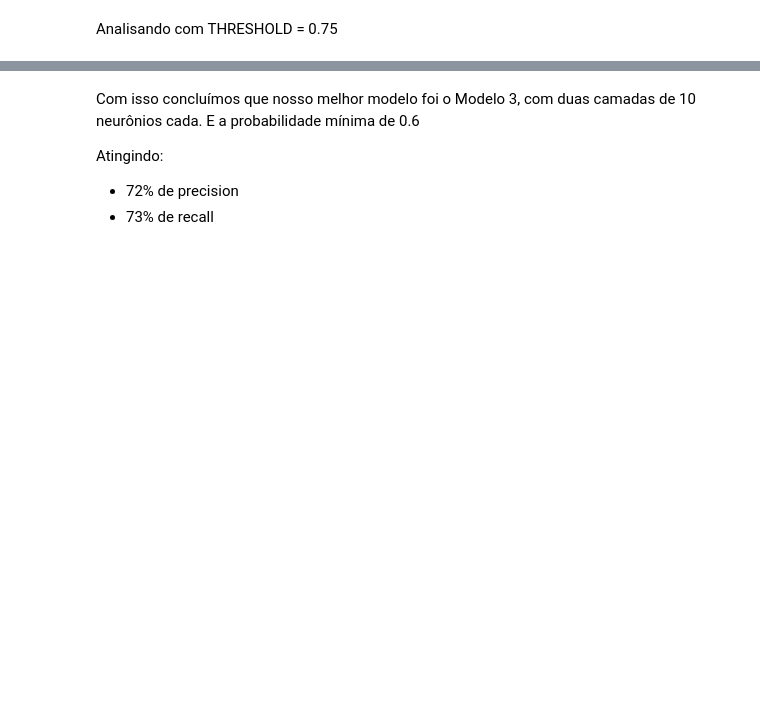
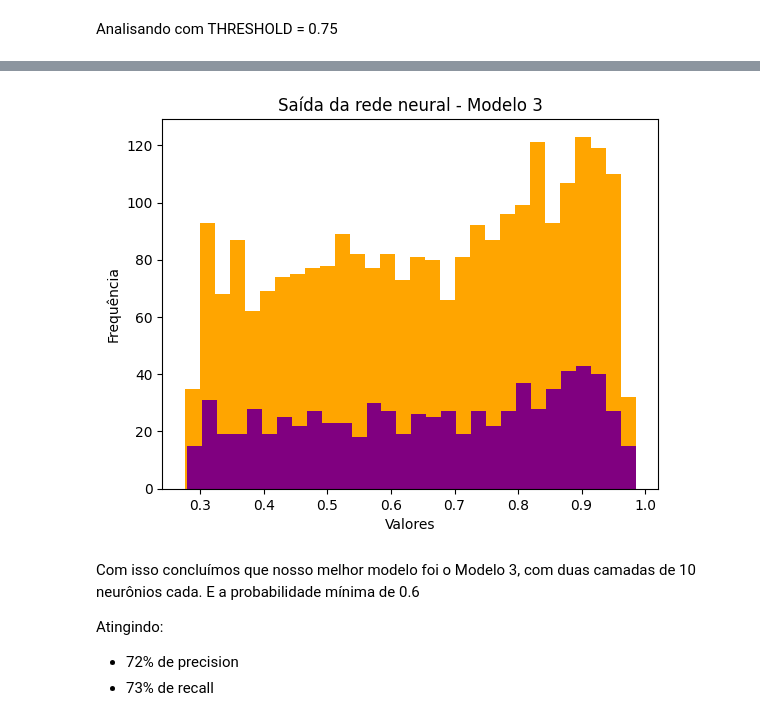
Before and after one commit to DieGod-DS/NN-Wine-Classification, a Jupyter notebook: code/modeling/ann_classification.ipynb, the cells around one changed output, grey strips where cells are left out. Drawn from its saved outputs; the diff is of its cells as text; code cells hidden in the pictures; blank space fills up the shorter version.

```diff
--- a/code/modeling/ann_classification.ipynb
+++ b/code/modeling/ann_classification.ipynb
@@ -310,0 +337,2 @@ weighted avg       0.76      0.68      0.69       784
+# %%
+yhat_hist_train = model3.predict(x_train_norm)
@@ -310,0 +341,2 @@ weighted avg       0.76      0.68      0.69       784
+# %%
+yhat_hist_test = model3.predict(x_test_norm)
@@ -311,3 +345,7 @@ weighted avg       0.76      0.68      0.69       784
+# %%
+method.create_hist(yhat_hist_train, yhat_hist_test)
+# %% [output]
+[figure, added]
 # %% [markdown]
 Com isso concluímos que nosso melhor modelo foi o Modelo 3, com duas camadas de 10 neurônios cada. E a probabilidade mínima de 0.6
 
```
Also changed, not shown: parts of 15 cells of this notebook, 1 other file.
